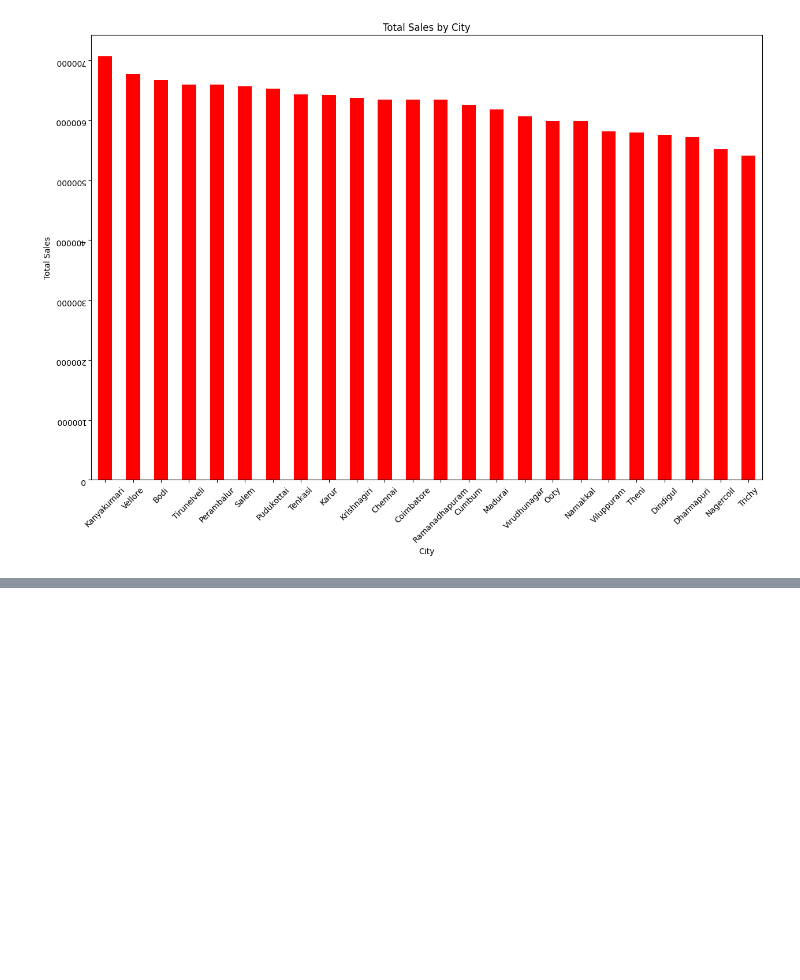
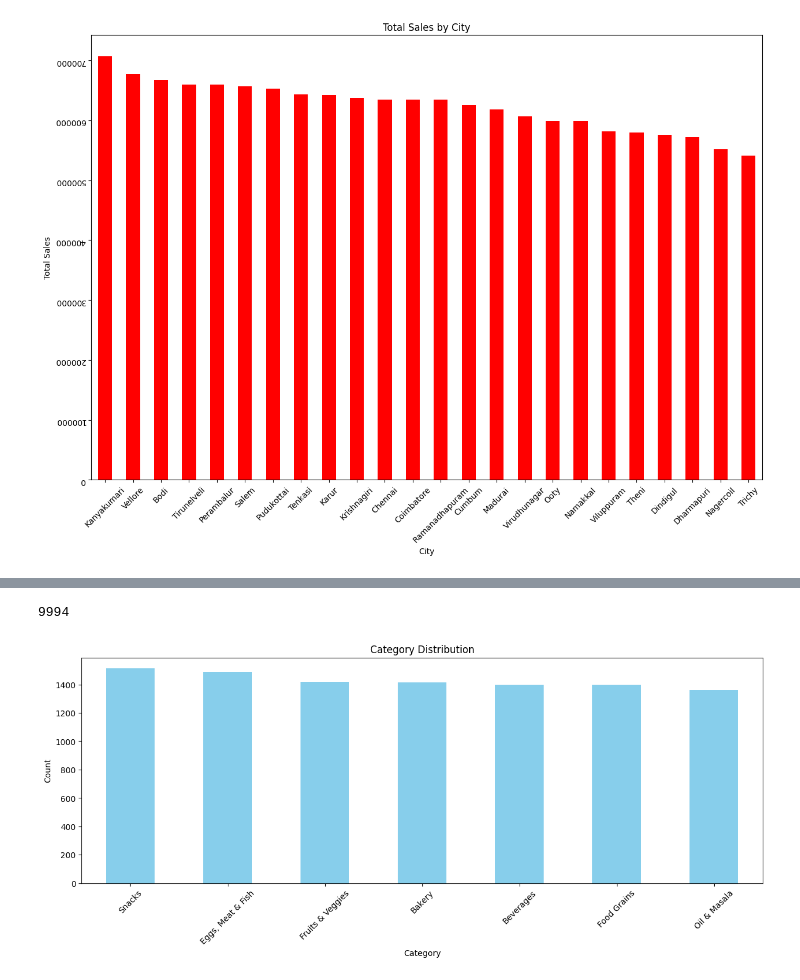
Before and after one commit to themohan69/Data-Analytic, a Jupyter notebook: Libraries/All/main.ipynb, the cells around one changed output, grey strips where cells are left out. Drawn from its saved outputs; the diff is of its cells as text; code cells hidden in the pictures; blank space fills up the shorter version.

```diff
--- a/Libraries/All/main.ipynb
+++ b/Libraries/All/main.ipynb
@@ -121,0 +122,14 @@ plt.show()
+# %%
+len(df)
+# %% [output]
+9994
+# %%
+plt.figure(figsize=(15,5))
+df["Category"].value_counts().plot(kind="bar", color="skyblue")
+plt.title("Category Distribution")
+plt.xlabel("Category")
+plt.ylabel("Count")
+plt.xticks(rotation=45)
+plt.show()
+# %% [output]
+[figure, added]
```
Also changed, not shown: parts of 2 cells of this notebook.
